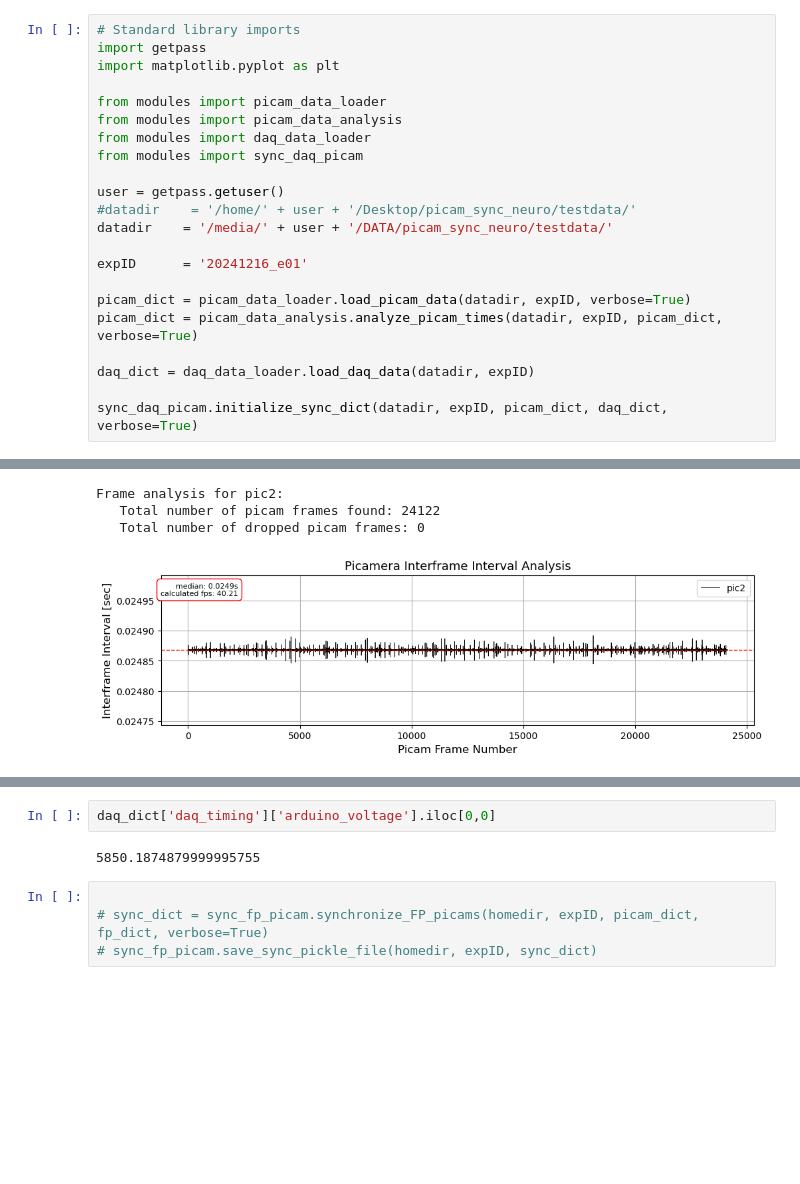
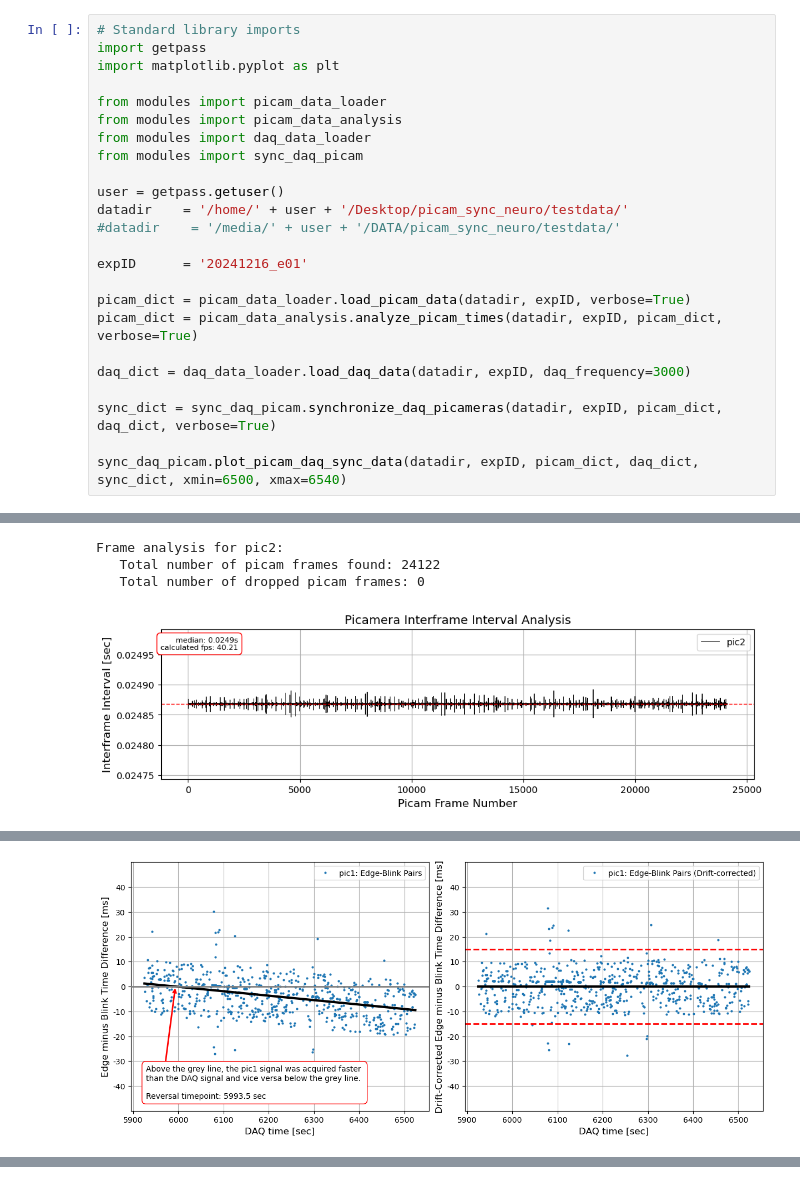
Before and after one commit to chgebhardt/picam_sync_neuro, a Jupyter notebook: code/sync_code/analysis_pipeline.ipynb, the cells around one changed output, grey strips where cells are left out. Saved outputs shown, nothing was run; the diff lists cells and outputs as text; blank space fills up the shorter version.

```diff
--- a/code/sync_code/analysis_pipeline.ipynb
+++ b/code/sync_code/analysis_pipeline.ipynb
@@ -9,15 +9,17 @@ from modules import daq_data_loader
 from modules import sync_daq_picam
 
 user = getpass.getuser()
-#datadir    = '/home/' + user + '/Desktop/picam_sync_neuro/testdata/'
-datadir    = '/media/' + user + '/DATA/picam_sync_neuro/testdata/'
+datadir    = '/home/' + user + '/Desktop/picam_sync_neuro/testdata/'
+#datadir    = '/media/' + user + '/DATA/picam_sync_neuro/testdata/'
 
 expID      = '20241216_e01'
 
 picam_dict = picam_data_loader.load_picam_data(datadir, expID, verbose=True)
 picam_dict = picam_data_analysis.analyze_picam_times(datadir, expID, picam_dict, verbose=True)
 
-daq_dict = daq_data_loader.load_daq_data(datadir, expID)
+daq_dict = daq_data_loader.load_daq_data(datadir, expID, daq_frequency=3000)
 
-sync_daq_picam.initialize_sync_dict(datadir, expID, picam_dict, daq_dict, verbose=True)
+sync_dict = sync_daq_picam.synchronize_daq_picameras(datadir, expID, picam_dict, daq_dict, verbose=True)
+
+sync_daq_picam.plot_picam_daq_sync_data(datadir, expID, picam_dict, daq_dict, sync_dict, xmin=6500, xmax=6540)
 # %% [output]
@@ -53,0 +67 @@ Frame analysis for pic2:
+[figure, added]
@@ -55,8 +81,0 @@ KeyError: 'daq_time_sec'
-# %%
-daq_dict['daq_timing']['arduino_voltage'].iloc[0,0]
-# %% [output]
-5850.1874879999995755
-# %%
-
-# sync_dict = sync_fp_picam.synchronize_FP_picams(homedir, expID, picam_dict, fp_dict, verbose=True)
-# sync_fp_picam.save_sync_pickle_file(homedir, expID, sync_dict)
```
Also changed, not shown: parts of 2 cells of this notebook, 3 other files.
